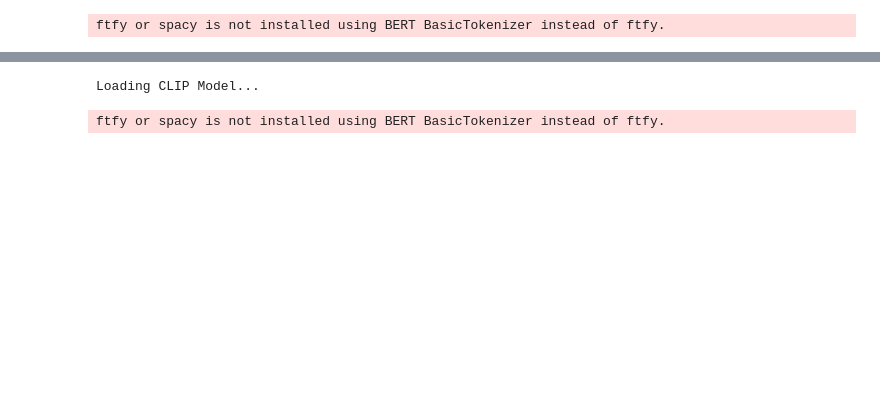
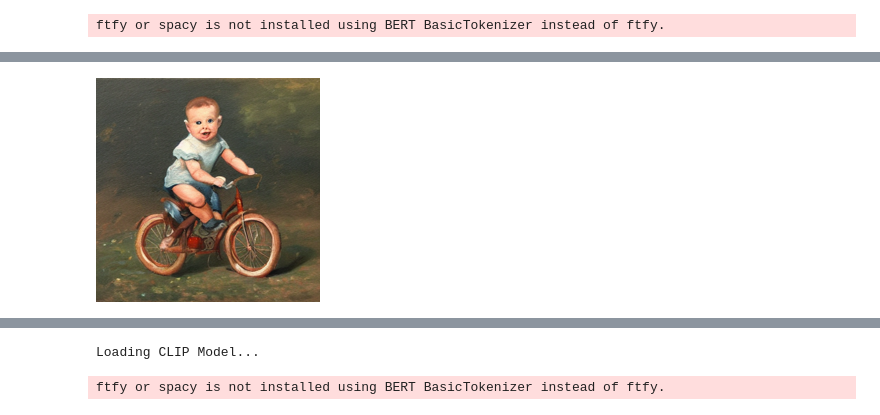
Before and after one commit to sahanakowshik/Visually-Perspective-Similarity-Metric-for-T2I-Models, a Jupyter notebook: stable_diffusion.ipynb, the cells around one changed output, grey strips where cells are left out. Saved outputs shown, nothing was run; the diff lists cells and outputs as text; code cells hidden in the pictures; blank space fills up the shorter version.

```diff
--- a/stable_diffusion.ipynb
+++ b/stable_diffusion.ipynb
@@ -89,0 +82,6 @@ emb_img2 = VGG16_MODEL.predict(np_img_vgg2)
+# %%
+diff_img1, diff_img2, diff_np_img1, diff_np_img2 = get_images("A painting of a baby riding a bike", "Painting of a baby riding a bike")
+# %%
+diff_img1
+# %% [output]
+[figure, added]
```
Also changed, not shown: parts of 38 cells of this notebook.
